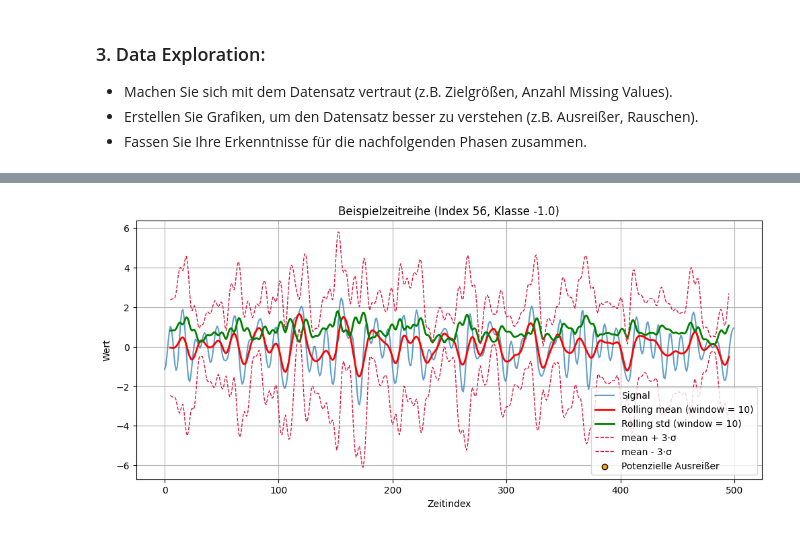
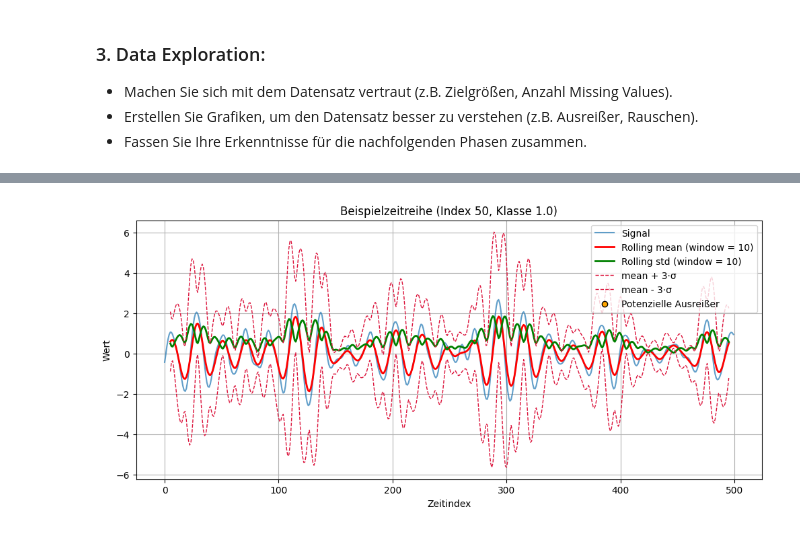
Before and after one commit to liyiling/pythonadvance-Uebung, a Jupyter notebook: UCR_TimeSeries_Analysis.ipynb, the cells around one changed output, grey strips where cells are left out. Saved outputs shown, nothing was run; the diff lists cells and outputs as text; code cells hidden in the pictures.

Commit message:
bis Data Signal Processing

```diff
--- a/UCR_TimeSeries_Analysis.ipynb
+++ b/UCR_TimeSeries_Analysis.ipynb
@@ -100,57 +91,49 @@ import numpy as np
 import pandas as pd
 import matplotlib.pyplot as plt
 
-sample_idx = 56           # index=56 als Beispiel
-signal = X_train[sample_idx]
-label  = y_train[sample_idx]
+def visualisierung (X, y, sample_idx,window):
+    signal = X[sample_idx]
+    label  = y[sample_idx]
 
-window=10
+    df = pd.DataFrame({"signal": signal})
+    df["rolling_mean"] = df["signal"].rolling(window=window, center=True).mean()
+    df["rolling_std"]  = df["signal"].rolling(window=window, center=True).std()
 
-df = pd.DataFrame({"signal": signal})
-df["rolling_mean"] = df["signal"].rolling(window=window, center=True).mean()
-df["rolling_std"]  = df["signal"].rolling(window=window, center=True).std()
+    df["upper"] = df["rolling_mean"] + 3 * df["rolling_std"]
+    df["lower"] = df["rolling_mean"] - 3 * df["rolling_std"]
 
-# print(f"Rolling mean und std (window={window}):", df["rolling_mean"], df["rolling_std"])
+    # Ausreißer identifizieren
+    ausreißer_mask = (df["signal"] > df["upper"]) | (df["signal"] < df["lower"])
+    ausreißer_idx = np.where(ausreißer_mask)[0]
+    num_ausreißer = len(ausreißer_idx)
+    print(f"Anzahl potenzieller Ausreißer in diesem Sample: {num_ausreißer}")
 
-df["upper"] = df["rolling_mean"] + 3 * df["rolling_std"]
-df["lower"] = df["rolling_mean"] - 3 * df["rolling_std"]
+    # Rauscheniveau schätzen
+    rauschen_niveau = df["rolling_std"].median()
+    print(f"Geschätztes Rauscheniveau (Median der rollenden Std): {rauschen_niveau}")
 
-# Ausreißer identifizieren
-ausreißer_mask = (df["signal"] > df["upper"]) | (df["signal"] < df["lower"])
-ausreißer_idx = np.where(ausreißer_mask)[0]
-len(ausreißer_idx), ausreißer_idx[:10]
-num_ausreißer = len(ausreißer_idx)
-print(f"Anzahl potenzieller Ausreißer in diesem Sample: {num_ausreißer}")
+    fig, ax = plt.subplots(figsize=(12, 5))
 
-# Rauscheniveau schätzen
-rauschen_niveau = df["rolling_std"].median()
-print(f"Geschätztes Rauscheniveau (Median der rollenden Std): {rauschen_niveau}")
+    ax.plot(df["signal"], label="Signal", alpha=0.7)
+    ax.plot(df["rolling_mean"], color="red", linewidth=2,
+            label=f"Rolling mean (window = {window})")
+    ax.plot(df["rolling_std"], color="green", linewidth=2 ,
+            label=f"Rolling std (window = {window})")
+    ax.plot(df["upper"], "--", color="crimson", linewidth=1, label="mean + 3·σ")
+    ax.plot(df["lower"], "--", color="crimson", linewidth=1, label="mean - 3·σ")
 
-if rauschen_niveau >0.5:
-    print("Das Signal scheint ein hohes Rauscheniveau zu haben.")
-else:
-    print("Das Signal scheint ein niedriges Rauscheniveau zu haben.")
+    # Ausreißer
+    ax.scatter(ausreißer_idx, df["signal"].iloc[ausreißer_idx],
+               color="orange", edgecolors="black",
+               label="Potenzielle Ausreißer", zorder=5)
 
-fig, ax = plt.subplots(figsize=(12, 5))
-
-ax.plot(df["signal"], label="Signal", alpha=0.7)
-ax.plot(df["rolling_mean"], color="red", linewidth=2,
-        label=f"Rolling mean (window = {window})")
-ax.plot(df["rolling_std"], color="green", linewidth=2 ,
-        label=f"Rolling std (window = {window})")
-ax.plot(df["upper"], "--", color="crimson", linewidth=1, label="mean + 3·σ")
-ax.plot(df["lower"], "--", color="crimson", linewidth=1, label="mean - 3·σ")
-
-# Ausreißer
-ax.scatter(ausreißer_idx, df["signal"].iloc[ausreißer_idx],
-           color="orange", edgecolors="black",
-           label="Potenzielle Ausreißer", zorder=5)
-
-ax.set_title(f"Beispielzeitreihe (Index {sample_idx}, Klasse {label})")
-ax.set_xlabel("Zeitindex")
-ax.set_ylabel("Wert")
-ax.grid(True)
-ax.legend()
-plt.show()
+    ax.set_title(f"Beispielzeitreihe (Index {sample_idx}, Klasse {label})")
+    ax.set_xlabel("Zeitindex")
+    ax.set_ylabel("Wert")
+    ax.grid(True)
+    ax.legend()
+    plt.show()
+# Beispielaufrufe der Visualisierungsfunktion
+visualisierung(X_train, y_train, sample_idx=50, window=10)
 # %% [output]
 Anzahl potenzieller Ausreißer in diesem Sample: 0
@@ -159,2 +141,2 @@ Das Signal scheint ein hohes Rauscheniveau zu haben.
-[figure, old version]
+[figure, new version]
 # %% [markdown]
```
Also changed, not shown: parts of 15 cells of this notebook.
